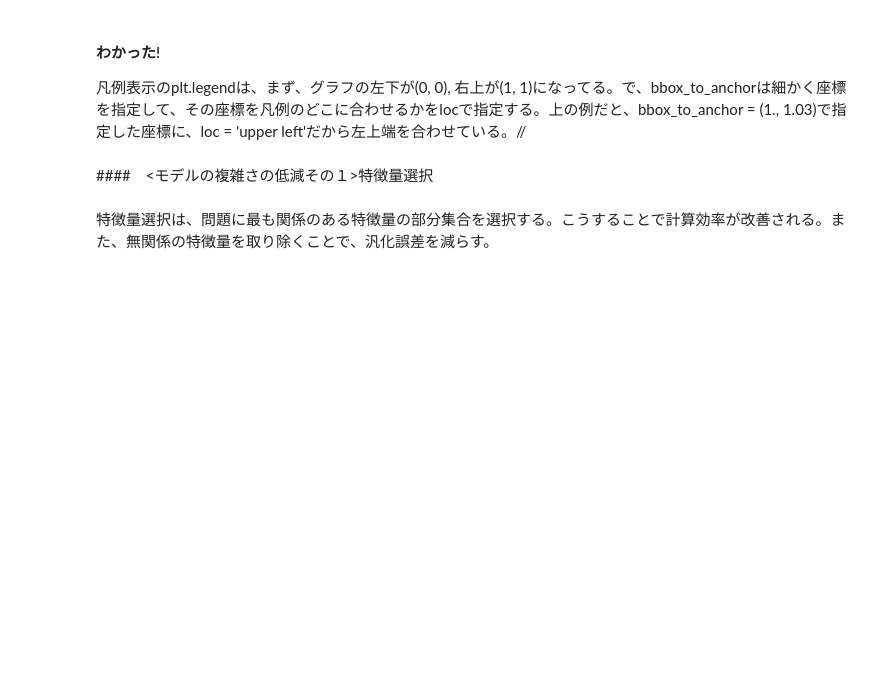
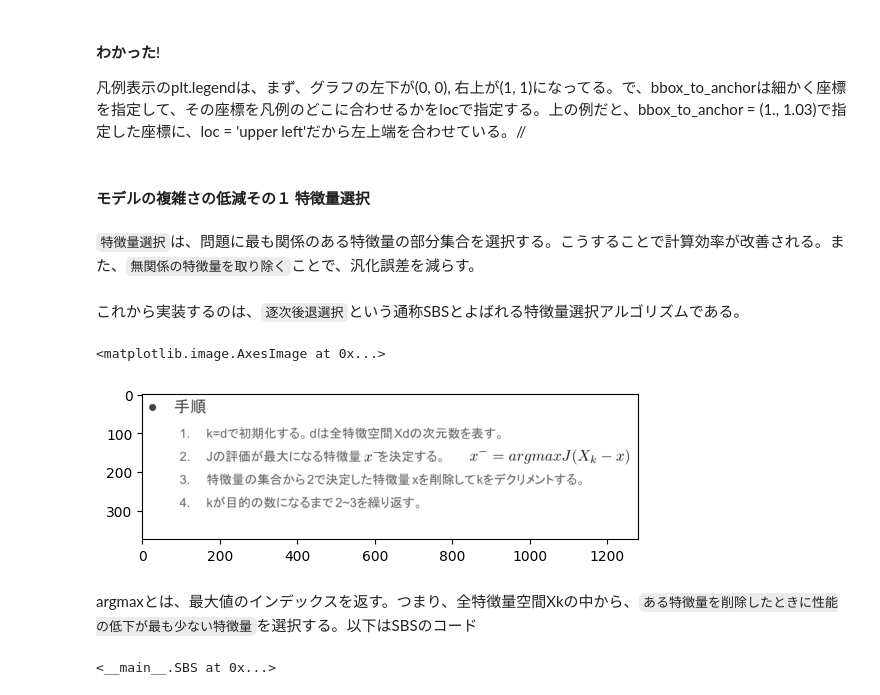
Before and after one commit to silbull/python_flamework, a Jupyter notebook: 機械学習/python_達人サイエンティスト/my4.ipynb, the cells around one changed output. Drawn from its saved outputs; the diff is of its cells as text; code cells hidden in the pictures; blank space fills up the shorter version.

```diff
--- a/機械学習/python_達人サイエンティスト/my4.ipynb
+++ b/機械学習/python_達人サイエンティスト/my4.ipynb
@@ -385,6 +385,18 @@ plt.show()
 #### わかった!
 凡例表示のplt.legendは、まず、グラフの左下が(0, 0), 右上が(1, 1)になってる。で、bbox_to_anchorは細かく座標を指定して、その座標を凡例のどこに合わせるかをlocで指定する。上の例だと、bbox_to_anchor = (1., 1.03)で指定した座標に、loc = 'upper left'だから左上端を合わせている。//
 # %% [markdown]
-####　<モデルの複雑さの低減その１>特徴量選択
+#### モデルの複雑さの低減その１ 特徴量選択
 # %% [markdown]
-特徴量選択は、問題に最も関係のある特徴量の部分集合を選択する。こうすることで計算効率が改善される。また、無関係の特徴量を取り除くことで、汎化誤差を減らす。
+`特徴量選択`は、問題に最も関係のある特徴量の部分集合を選択する。こうすることで計算効率が改善される。また、`無関係の特徴量を取り除く`ことで、汎化誤差を減らす。
+# %% [markdown]
+これから実装するのは、`逐次後退選択`という通称SBSとよばれる特徴量選択アルゴリズムである。
+# %%
+#アルゴリズムについての図を表示
+import matplotlib.pyplot as plt
+import matplotlib.image as mpimg
+plt.imshow(mpimg.imread("alg.png"))
+# %% [output]
+<matplotlib.image.AxesImage at 0x...>
+[figure, added]
+# %% [markdown]
+argmaxとは、最大値のインデックスを返す。つまり、全特徴量空間Xkの中から、`ある特徴量を削除したときに性能の低下が最も少ない特徴量`を選択する。以下はSBSのコード
@@ -390,0 +461,8 @@ plt.show()
+# %%
+from sklearn.neighbors import KNeighborsClassifier
+import matplotlib.pyplot as plt
+knn = KNeighborsClassifier(n_neighbors = 2) # モデルとしてk最近傍法を使用
+sbs = SBS(knn, k_features = 1) #特徴量を1つにするまで特徴量を減らしていく
+sbs.fit(X_train_std, y_train) #訓練データを学習する。ここでは訓練データを引数に与えることで、訓練データを新たに訓練データと検証データに分割している。より汎化性能を高めるために行っている。
+# %% [output]
+<__main__.SBS at 0x...>
```
Also changed, not shown: parts of 15 cells of this notebook, 1 other file.
